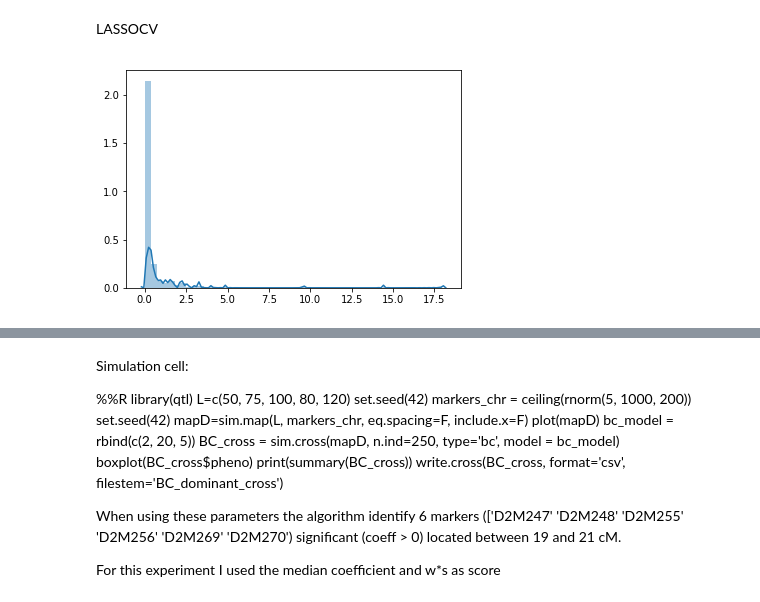
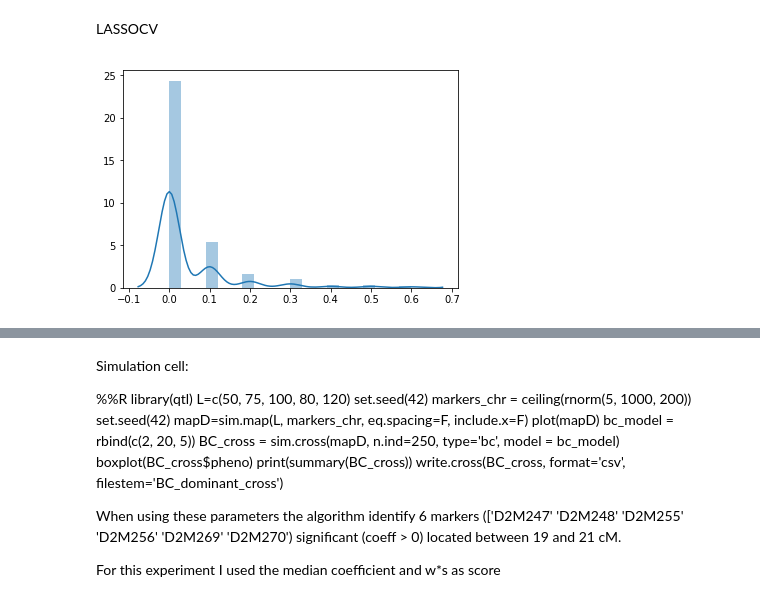
Before and after one commit to aariani/Gepts_Lab_Book, a Jupyter notebook: QTLmap/MLQTLs/mlQTLs_notebook.ipynb, the cells around one changed output, grey strips where cells are left out. Saved outputs shown, nothing was run; the diff lists cells and outputs as text; code cells hidden in the pictures.

```diff
--- a/QTLmap/MLQTLs/mlQTLs_notebook.ipynb
+++ b/QTLmap/MLQTLs/mlQTLs_notebook.ipynb
@@ -91,7 +91,7 @@ def mlQTLs_analysis(X, y, n_estimators=100,
         #2) Sum the scores
         #3) for optimization purpose I will return the full  coeff_array
     all_w = np.array(all_w)
-    w= np.sum(all_w, axis=0)
+    w= np.percentile(all_w, 95, axis=0)
     bin_matrix = np.where(all_w>0, 1, 0)
     s_scores = np.sum(bin_matrix, axis=0)/n_estimators
     return w, s_scores
@@ -141,9 +141,9 @@ from sklearn.model_selection import train_test_split
 X = cross_numeric.values
 y = y.values
 
-weigths, scores = mlQTLs_analysis(X, y, n_estimators=100)
+weights, scores = mlQTLs_analysis(X, y, n_estimators=10)
 # %%
-sns.distplot(weigths)
+sns.distplot(scores)
 plt.show()
 # %% [output]
-[figure, old version]
+[figure, new version]
```
Also changed, not shown: parts of 15 cells of this notebook.
